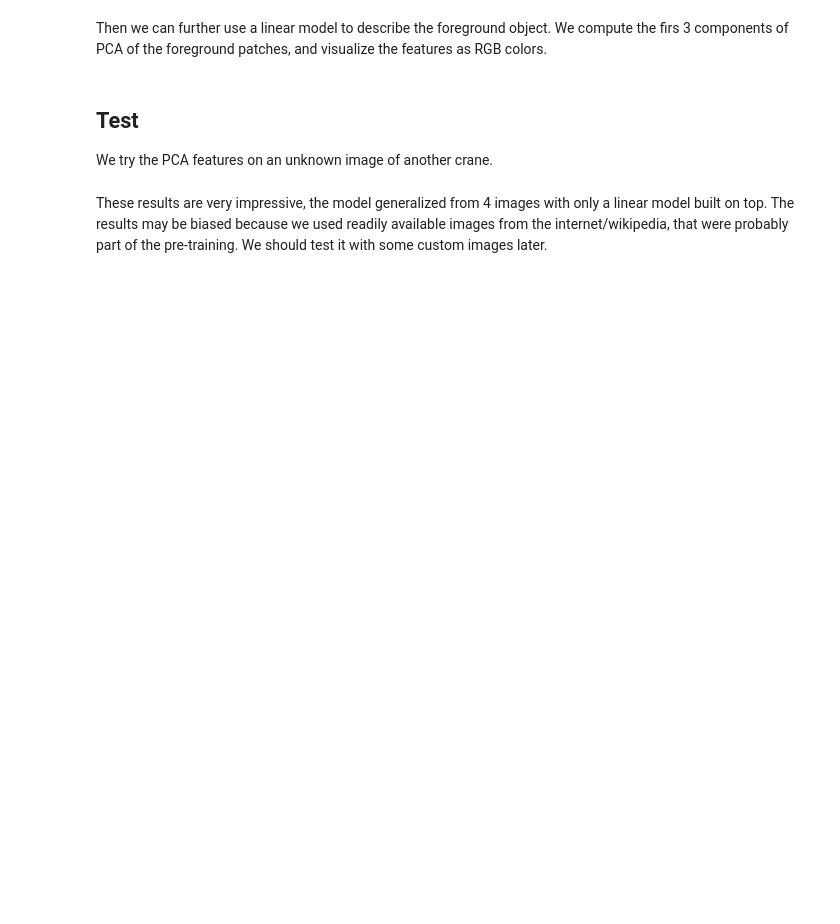
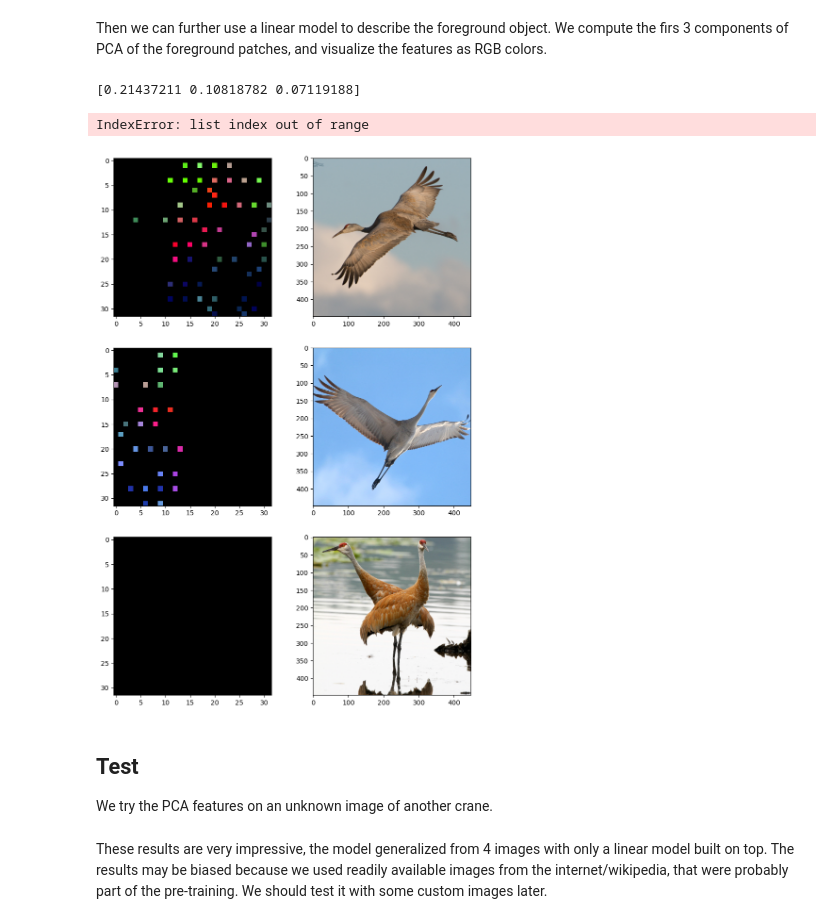
Before and after one commit to jyax1/2952k_g8_final_proj, a Jupyter notebook: fg_segmantation.ipynb, the cells around one changed output. Drawn from its saved outputs; the diff is of its cells as text; code cells hidden in the pictures; blank space fills up the shorter version.

```diff
--- a/fg_segmantation.ipynb
+++ b/fg_segmantation.ipynb
@@ -117,32 +119,36 @@ Then we can further use a linear model to describe the foreground object. We com
 # %%
 object_pca = PCA(n_components=3)
 
 # extract foreground patches
 mask_indices = [0, *np.cumsum([np.sum(m) for m in masks]), -1]
-fg_patches = np.vstack([patch_tokens[i,masks[i],:] for i in range(4)])
+fg_patches = np.vstack([patch_tokens[i,masks[i],:] for i in range(3)])
 
 # fit PCA to foreground, scale each feature to (0,1)
 reduced_patches = object_pca.fit_transform(fg_patches)
 reduced_patches = minmax_scale(reduced_patches)
 
 print(object_pca.explained_variance_ratio_)
 
 # reshape the features to the original image size
 plt.figure(figsize=(10,20))
 for i in range(4):
     patch_image = np.zeros((1024,3), dtype='float32')
     patch_image[masks[i],:] = reduced_patches[mask_indices[i]:mask_indices[i+1],:]
 
     color_patches = patch_image.reshape([32,-1,3]).transpose([1,0,2])
 
     plt.subplot(421+(2*i))
     plt.imshow(color_patches)
     plt.subplot(421+(2*i)+1)
     plt.imshow(images[i])
 
 for i in range(4):
     plt.subplot(425+i)
     plt.imshow
+# %% [output]
+[0.21437211 0.10818782 0.07119188]
+IndexError: list index out of range
+[figure, added]
 # %% [markdown]
 ## Test
 
```
Also changed, not shown: parts of 4 cells of this notebook.
